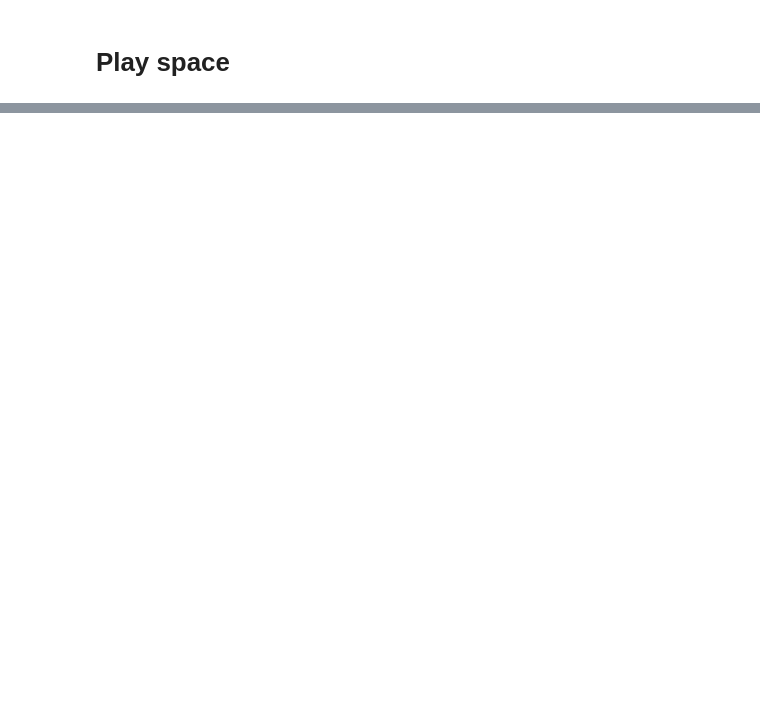
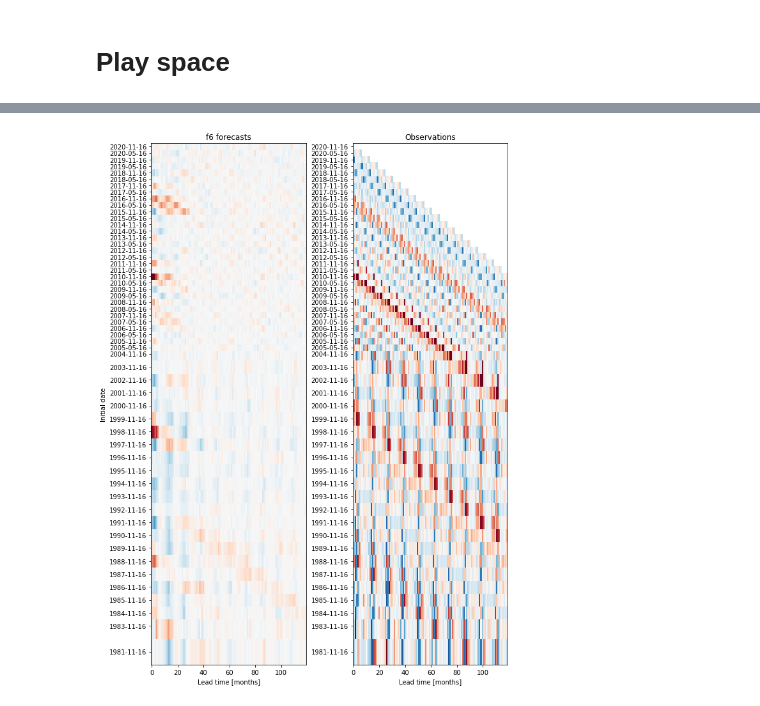
Before and after one commit to dougiesquire/hydro_tasmania, a Jupyter notebook: 2020/1.0_assess_skill.ipynb, the cells around one changed output, grey strips where cells are left out. Saved outputs shown, nothing was run; the diff lists cells and outputs as text; code cells hidden in the pictures; blank space fills up the shorter version.

```diff
--- a/2020/1.0_assess_skill.ipynb
+++ b/2020/1.0_assess_skill.ipynb
@@ -362,0 +350,24 @@ plt.xlabel('Time');
+# %%
+import cftime
+a,b = xr.align(obsv['precip'], fcst['precip'].mean('ensemble'))
+
+fig, ax = plt.subplots(nrows=1, ncols=2, figsize=(10,15))
+
+ax[0].pcolormesh(b.lead_time,
+                 xr.coding.times.cftime_to_nptime(b.init_date),
+                 b, shading ='nearest', cmap='RdBu_r', vmin=-60, vmax=60)
+ax[0].set_yticks(list(xr.coding.times.cftime_to_nptime(b.init_date)));
+ax[0].set_xlabel('Lead time [months]')
+ax[0].set_ylabel('Initial date')
+ax[0].set_title('f6 forecasts')
+
+ax[1].pcolormesh(a.lead_time,
+                 xr.coding.times.cftime_to_nptime(a.init_date),
+                 a, shading ='nearest', cmap='RdBu_r', vmin=-60, vmax=60)
+ax[1].set_yticks(list(xr.coding.times.cftime_to_nptime(b.init_date)))
+ax[1].set_xlabel('Lead time [months]')
+ax[1].set_title('Observations')
+
+plt.subplots_adjust(wspace=0.3)
+# %% [output]
+[figure, added]
```
Also changed, not shown: parts of 12 cells of this notebook, 4 other files.
